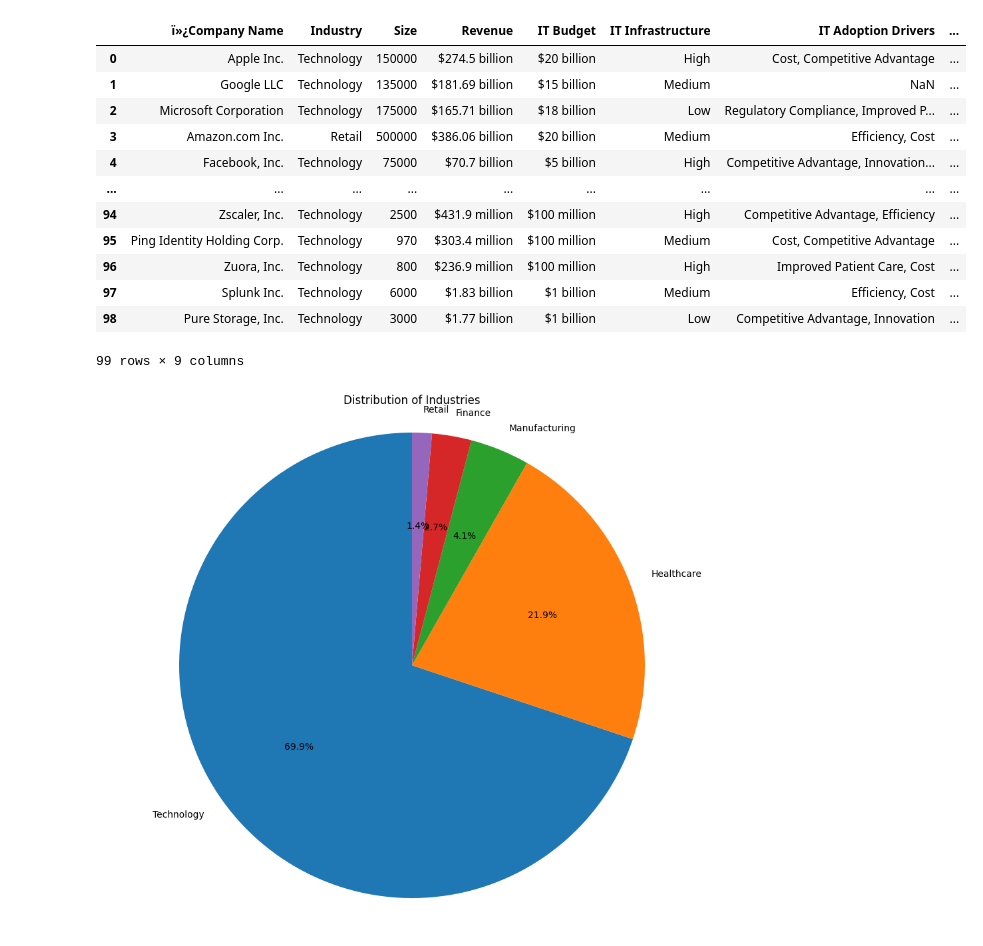
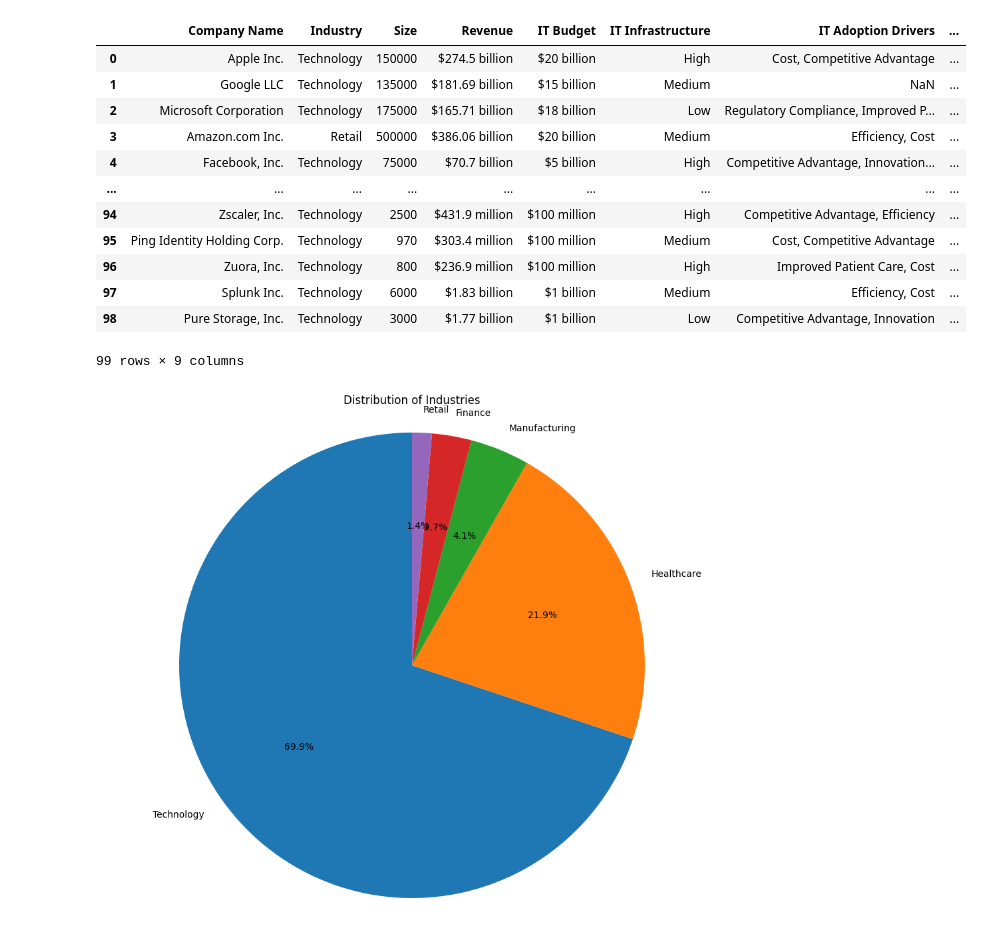
Before and after one commit to vidakpop/Data-analtytics-on-influence-of-IT-adoption-in-SMES, a Jupyter notebook: IT_Adoption.ipynb, the cells around one changed output. Saved outputs shown, nothing was run; the diff lists cells and outputs as text; code cells hidden in the pictures.

```diff
--- a/IT_Adoption.ipynb
+++ b/IT_Adoption.ipynb
@@ -10,10 +10,11 @@ import plotly.express as px
 # %%
 # Loading the dataset
 url='https://raw.githubusercontent.com/vidakpop/Data-analtytics-on-influence-of-IT-adoption-in-SMES/main/dataquest-2.csv'
-df=pd.read_csv(url,encoding='unicode_escape')
+df = pd.read_csv(url, encoding='utf-8-sig')
+
 df
 # %% [output]
-|  | ï»¿Company Name | Industry | Size | Revenue | IT Budget | IT Infrastructure | IT Adoption Drivers | ... |
+|  | Company Name | Industry | Size | Revenue | IT Budget | IT Infrastructure | IT Adoption Drivers | ... |
 | 0 | Apple Inc. | Technology | 150000 | $274.5 billion | $20 billion | High | Cost, Competitive Advantage | ... |
 | 1 | Google LLC | Technology | 135000 | $181.69 billion | $15 billion | Medium | NaN | ... |
 | 2 | Microsoft Corporation | Technology | 175000 | $165.71 billion | $18 billion | Low | Regulatory Compliance, Improved P... | ... |
```
Also changed, not shown: parts of 20 cells of this notebook.
